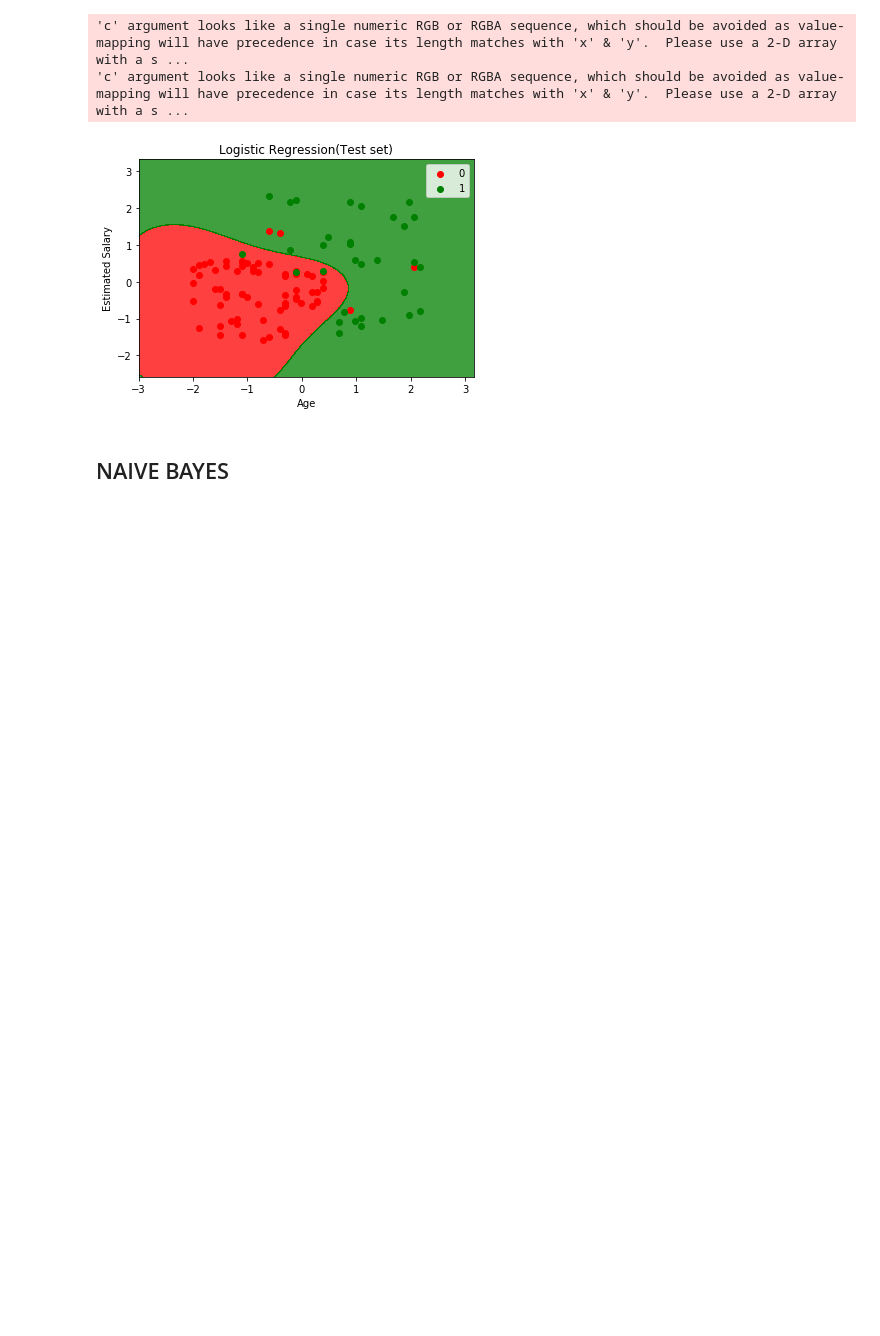
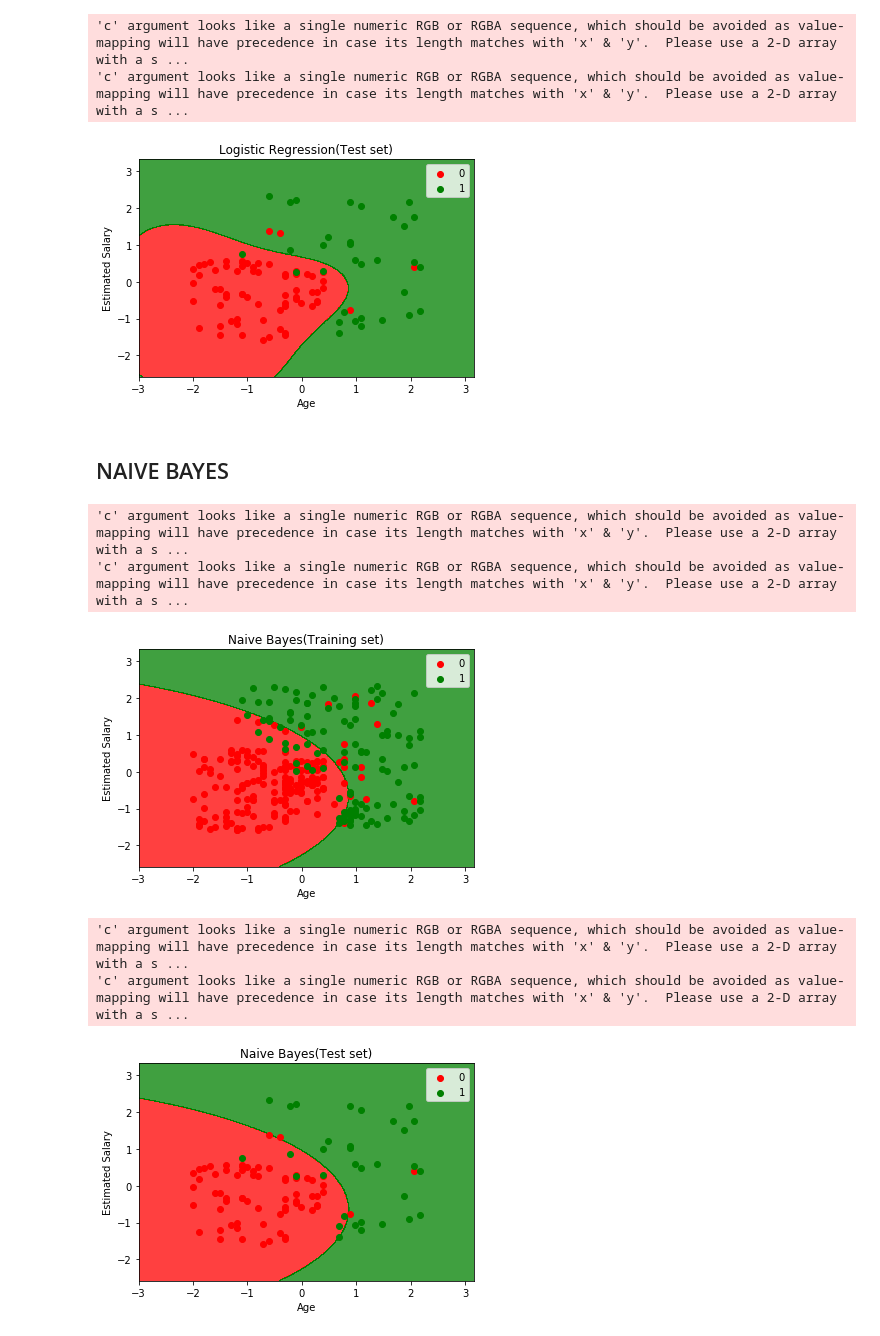
Before and after one commit to Arkaprabha1012/Datascience, a Jupyter notebook: Datasciencemain.ipynb, the cells around one changed output. Cells and saved outputs as stored; diff of their text form; code cells hidden in the pictures; blank space fills up the shorter version.

Commit message:
Published from Watson Studio.Data science works

```diff
--- a/Datasciencemain.ipynb
+++ b/Datasciencemain.ipynb
@@ -826,3 +826,82 @@ plt.show()
 [figure]
 # %% [markdown]
 ## NAIVE BAYES
+# %%
+import numpy as np
+import matplotlib.pyplot as plt
+import pandas as pd
+
+#import the dataset
+dataset=df_data_5
+X=dataset.iloc[:,[2,3]].values
+Y=dataset.iloc[:,4].values
+
+from sklearn.model_selection import train_test_split
+X_train,X_test,Y_train,Y_test=train_test_split(X,Y,test_size=0.25,random_state=0)
+
+#feature scaling
+from sklearn.preprocessing import StandardScaler
+sc_x=StandardScaler()
+X_train=sc_x.fit_transform(X_train)
+X_test=sc_x.transform(X_test)
+
+#Fitting the classification for the training set
+#create your classifier
+from sklearn.naive_bayes import GaussianNB
+classifier=GaussianNB()
+classifier.fit(X_train,Y_train)
+#Predicting test set result
+y_pred=classifier.predict(X_test)
+#Make the Confusion Matrix
+#to evaluate the model performance
+from sklearn.metrics import confusion_matrix
+cm=confusion_matrix(Y_test,y_pred)
+#just write cm in the console
+#here 65 and 24 are the correct prediction and 3 and 8 are incorrect
+
+#We will make A graph to see the boundaries and other visualisation
+
+#Visualising the train set result
+
+from matplotlib.colors import ListedColormap
+x_set,y_set=X_train,Y_train
+x1,x2=np.meshgrid(np.arange(start=x_set[:,0].min()-1,stop=x_set[:,0].max()+1,step=0.01),
+                  np.arange(start=x_set[:,1].min()-1,stop=x_set[:,1].max()+1,step=0.01))
+plt.contourf(x1,x2,classifier.predict(np.array([x1.ravel(),x2.ravel()]).T).reshape(x1.shape),
+            alpha=0.75,cmap=ListedColormap(('red','green')))
+plt.xlim(x1.min(),x1.max())
+plt.ylim(x2.min(),x2.max())
+for i,j in enumerate(np.unique(y_set)):
+    plt.scatter(x_set[y_set==j,0],x_set[y_set==j,1],
+                c=ListedColormap(('red','green'))(i),label=j)
+plt.title('Naive Bayes(Training set)')
+plt.xlabel('Age')
+plt.ylabel('Estimated Salary')
+plt.legend()
+plt.show()
+
+#Visualising the test set result
+
+from matplotlib.colors import ListedColormap
+x_set,y_set=X_test,Y_test
+x1,x2=np.meshgrid(np.arange(start=x_set[:,0].min()-1,stop=x_set[:,0].max()+1,step=0.01),
+                  np.arange(start=x_set[:,1].min()-1,stop=x_set[:,1].max()+1,step=0.01))
+plt.contourf(x1,x2,classifier.predict(np.array([x1.ravel(),x2.ravel()]).T).reshape(x1.shape),
+            alpha=0.75,cmap=ListedColormap(('red','green')))
+plt.xlim(x1.min(),x1.max())
+plt.ylim(x2.min(),x2.max())
+for i,j in enumerate(np.unique(y_set)):
+    plt.scatter(x_set[y_set==j,0],x_set[y_set==j,1],
+                c=ListedColormap(('red','green'))(i),label=j)
+plt.title('Naive Bayes(Test set)')
+plt.xlabel('Age')
+plt.ylabel('Estimated Salary')
+plt.legend()
+plt.show()
+# %% [output]
+'c' argument looks like a single numeric RGB or RGBA sequence, which should be avoided as value-mapping will have precedence in case its length matches with 'x' & 'y'.  Please use a 2-D array with a s ...
+'c' argument looks like a single numeric RGB or RGBA sequence, which should be avoided as value-mapping will have precedence in case its length matches with 'x' & 'y'.  Please use a 2-D array with a s ...
+[figure, added]
+'c' argument looks like a single numeric RGB or RGBA sequence, which should be avoided as value-mapping will have precedence in case its length matches with 'x' & 'y'.  Please use a 2-D array with a s ...
+'c' argument looks like a single numeric RGB or RGBA sequence, which should be avoided as value-mapping will have precedence in case its length matches with 'x' & 'y'.  Please use a 2-D array with a s ...
+[figure, added]
```
Also changed, not shown: parts of 28 cells of this notebook.
